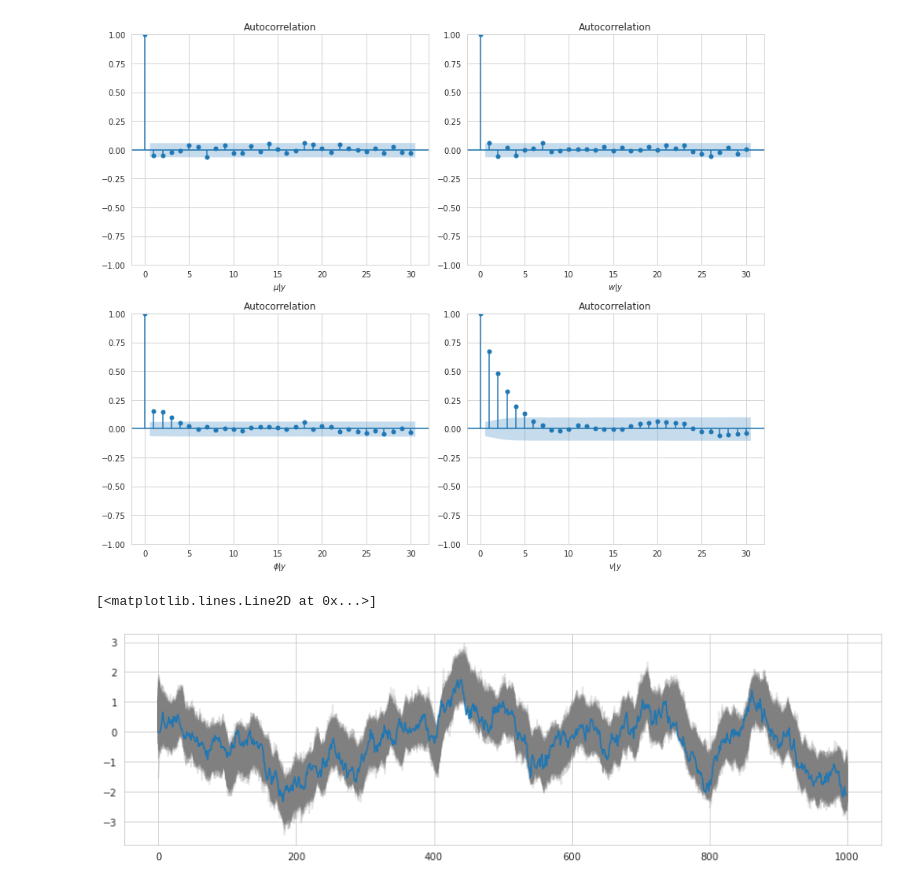
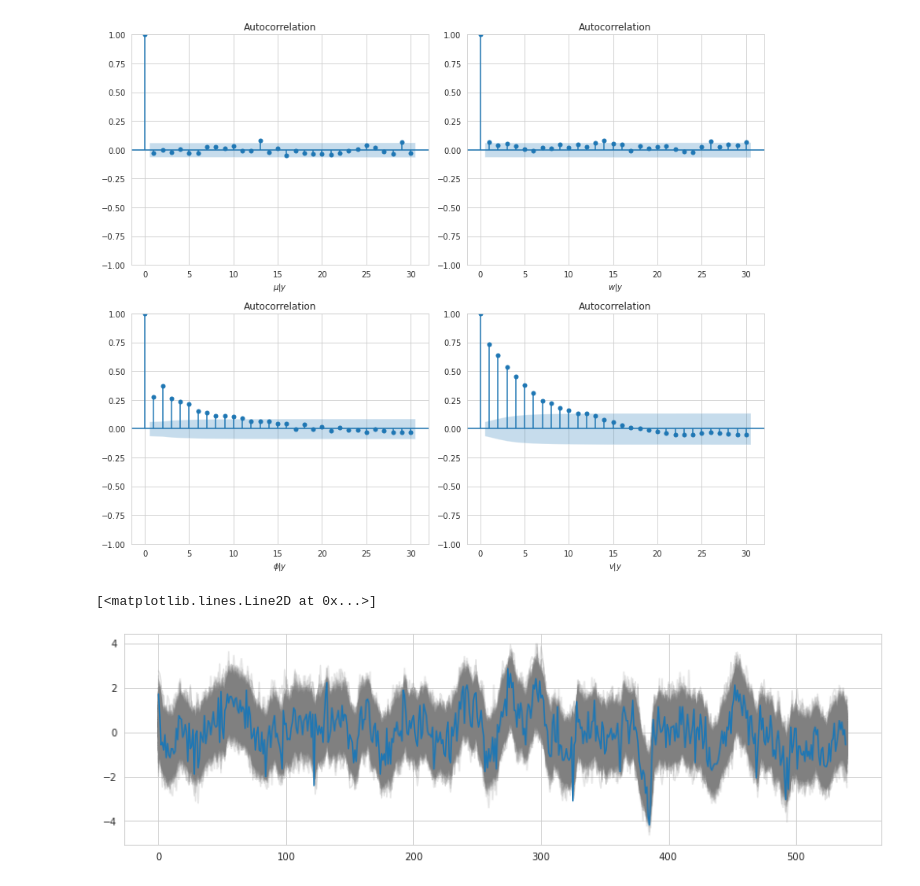
Before and after one commit to WHITSNAK/sta831-sp23, a Jupyter notebook: ch4/hw6 - HMM Posteriors.ipynb, the cells around one changed output. Saved outputs shown, nothing was run; the diff lists cells and outputs as text; code cells hidden in the pictures.

```diff
--- a/ch4/hw6 - HMM Posteriors.ipynb
+++ b/ch4/hw6 - HMM Posteriors.ipynb
@@ -47,3 +43,22 @@ df['ys'].plot(alpha=0.6)
+# %%
+# SOI Data
+soi = pd.read_table("../data/soi.txt", names=['soi']).soi
+
+# grouth truth
+phi = 0.64
+s = 1
+v = s * (1 - phi**2)
+w = s
+hmm_sim = HMM1(phi, v, w_var=w)
+
+# Fits a HMMRAR(1) model with known parameters
+x0 = HMMAR1.LatentState(0, s)
+para = HMMAR1.Parameter(phi, v, w)
+
+hmm_model = HMMAR1(x0)
+
+for y in soi:
+    hmm_model.filter(y, para)
 # %%
 from typing import NamedTuple
 
@@ -66,10 +81,11 @@ class PriorParameter(NamedTuple):
 
 priors = PriorParameter(
     mu0=0, mu_var=10, w0=w, w_ddof=9,
-    phi0=0.7, phi_var=10, v0=1, v_ddof=9,
+    phi0=0.64, phi_var=10, v0=1, v_ddof=9,
 )
 
-ys = df['ys'].values
+# ys = df['ys'].values
+ys = soi
 para = HMMAR1.Parameter(phi, v, wt=w, bt=0, mu=0)
 xs = hmm_model.sample_trace(1, para).ravel()
 μ = np.random.normal(loc=priors.mu0, scale=np.sqrt(priors.mu_var))
@@ -149,11 +165,11 @@ ax[1,1].set_xlabel('$v|y$')
 fig.tight_layout()
 fig.show()
 # %% [output]
-[figure, old version]
+[figure, new version]
 # %%
 fig, ax = plt.subplots(figsize=(14, 4))
 ax.plot(np.array(list(map(lambda x: x[4], samples))).T, alpha=0.2, color='grey')
-ax.plot(df['xs'])
+ax.plot(ys)
 # %% [output]
 [<matplotlib.lines.Line2D at 0x...>]
-[figure, old version]
+[figure, new version]
```
Also changed, not shown: parts of 3 cells of this notebook.
